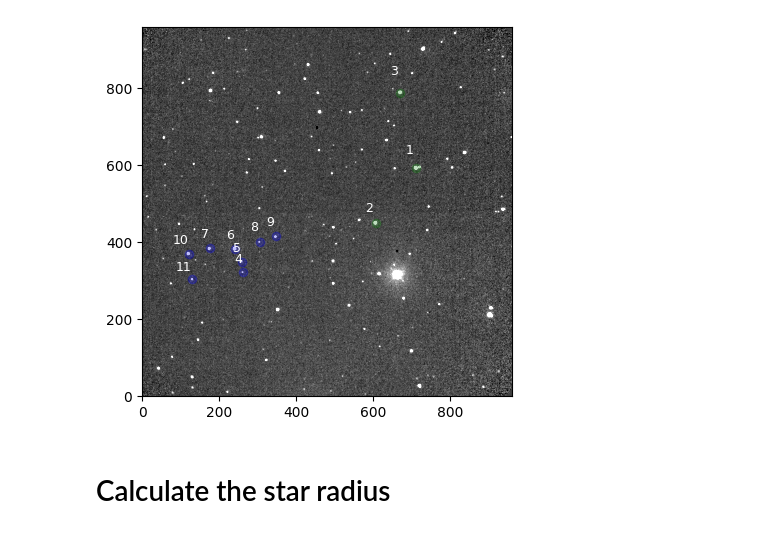
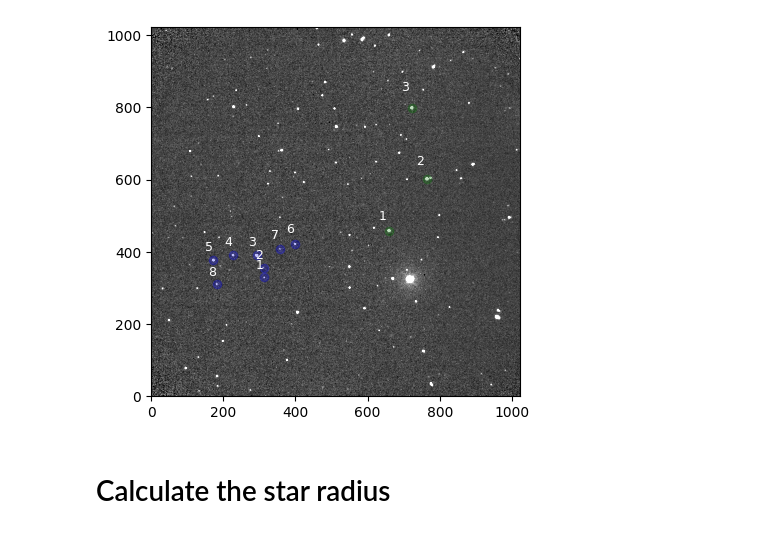
Before and after one commit to DBernardes/Tools-for-the-MOPTOP-pipeline-products, a Jupyter notebook: photometry_extraction.ipynb, the cells around one changed output. Saved outputs shown, nothing was run; the diff lists cells and outputs as text; code cells hidden in the pictures.

```diff
--- a/photometry_extraction.ipynb
+++ b/photometry_extraction.ipynb
@@ -9,7 +9,6 @@ import numpy as np
 from photometry import Photometry
 from copy import copy
 
-max_size = 10
 star_name = "GRB 230818A"
 _set = "first"
 camera = 4
@@ -19,26 +18,25 @@ src_path = os.path.join(
     "Scientific objects",
     star_name,
     f"{_set} set",
-    star_name,
+    "all data",
 )
 
 
+def read_objects_csv(csv_file, camera):
+    df = pd.read_csv(csv_file)
+    objects = df.loc[:, ["name", f"ra_cam{camera}", f"dec_cam{camera}"]]
+    objects = objects.drop(objects[objects["name"] == "star shifts"].index)
+    return objects
+
+
 csv_file = os.path.join(src_path, "..", "setup", f"objects coordinates.csv")
-df = pd.read_csv(csv_file)
-objects = {
-    "name": df["name"],
-    "ra": df[f"ra_cam{camera}"],
-    "dec": df[f"dec_cam{camera}"],
-}
-file = os.path.join(src_path, "3_e_20230818_5_4_1_1.fits")
-objects = pd.DataFrame.from_dict(objects)
-objects = objects.drop(objects[objects["name"] == "star shifts"].index)
-phot = Photometry(file, objects, max_size)
+objects = read_objects_csv(csv_file, camera)
+
+file = os.path.join(src_path, f"{camera}_e_20230818_5_1_1_1.fits")
+phot = Photometry(file, objects)
 phot.reset_object_coords()
 
 obj = phot.obj_list[0]
-xsize = 300
-ysize = 400
 xcoord, ycoord = obj.xcoord, obj.ycoord
 image = fits.getdata(file)
 median = np.median(image)
@@ -57,7 +55,12 @@ for idx, _object in enumerate(phot.obj_list):
         color = "g"
     plt.plot(x, y, f"{color}o", alpha=0.25)
     plt.annotate(
-        f"{idx+1}", (x * 0.99, y * 1.05), ha="right", va="bottom", fontsize=9, color="w"
+        f"{name[-1]}",
+        (x * 0.99, y * 1.05),
+        ha="right",
+        va="bottom",
+        fontsize=9,
+        color="w",
     )
 
 
@@ -72,4 +75,4 @@ Set MJD-END to 60174.982598 from DATE-END'. [astropy.wcs.wcs]
-[figure, old version]
+[figure, new version]
 # %% [markdown]
 # Calculate the star radius
 # %%
```
Also changed, not shown: parts of 8 cells of this notebook, 5 other files.
